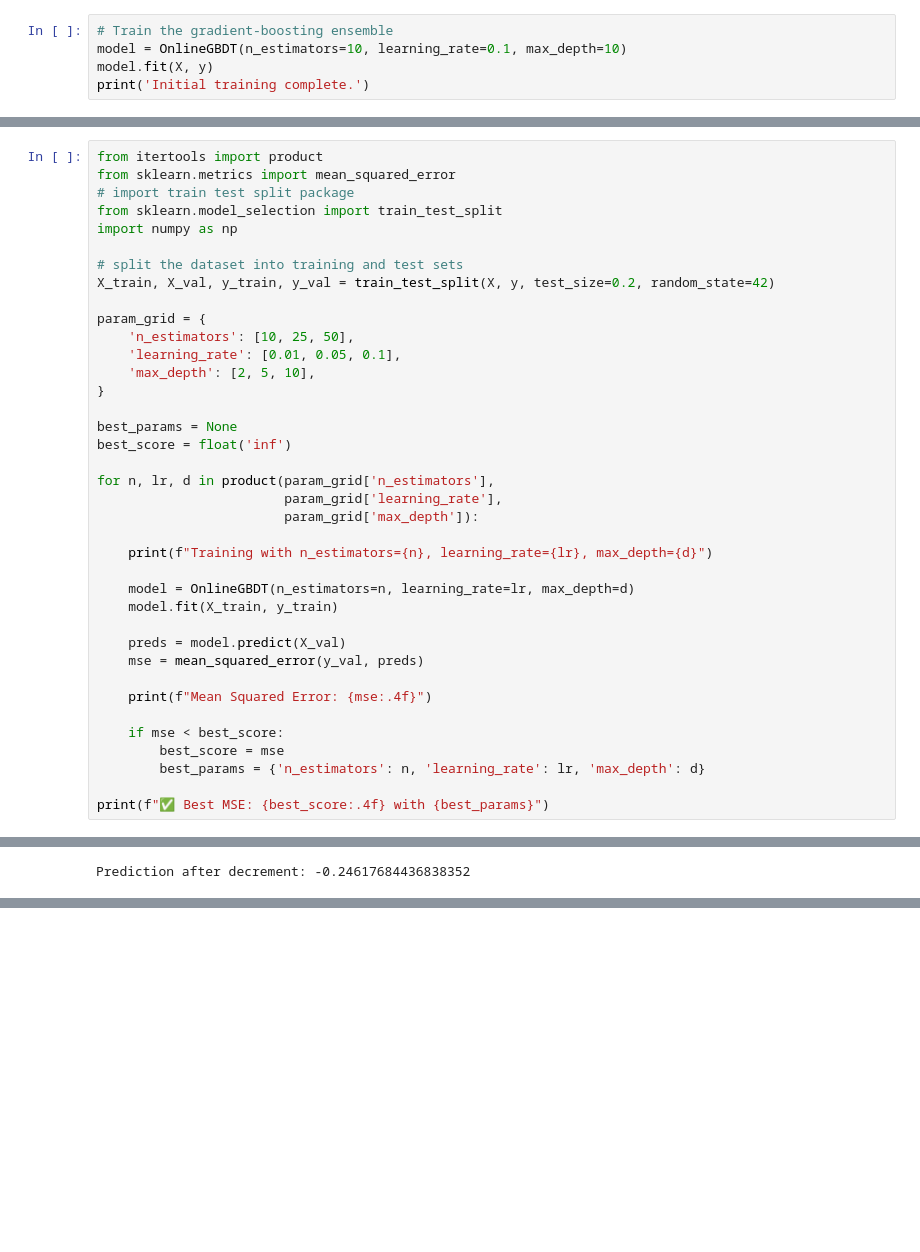
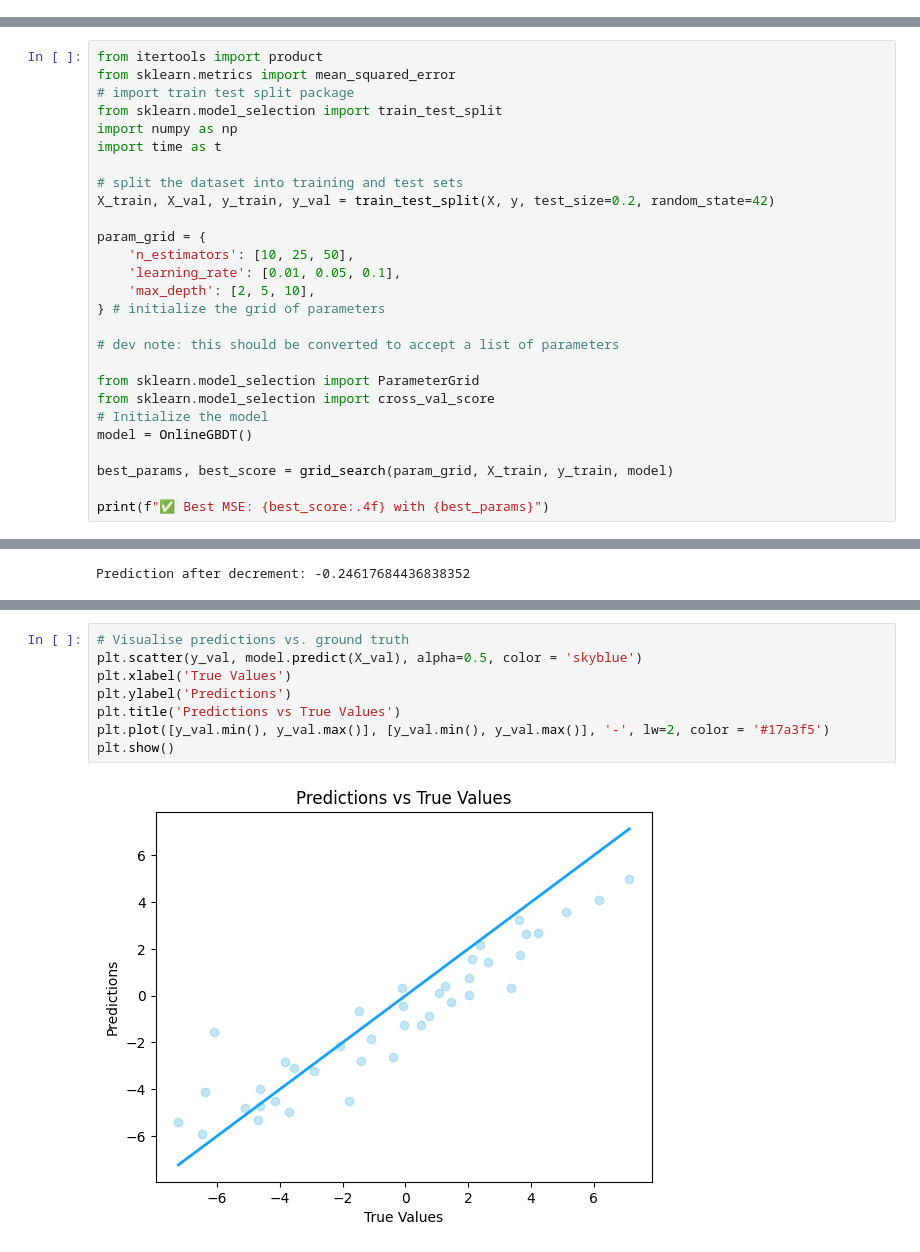
Before and after one commit to kennonstewart/Fogo, a Jupyter notebook: notebooks/online_gbdt_demo.ipynb, the cells around one changed output, grey strips where cells are left out. Saved outputs shown, nothing was run; the diff lists cells and outputs as text; blank space fills up the shorter version.

```diff
--- a/notebooks/online_gbdt_demo.ipynb
+++ b/notebooks/online_gbdt_demo.ipynb
@@ -35,8 +40,3 @@ y = X @ true_coef + np.random.randn(N) * 0.5
 print('Dataset shape:', X.shape)
 # %% [output]
 Dataset shape: (200, 5)
-# %%
-# Train the gradient‑boosting ensemble
-model = OnlineGBDT(n_estimators=10, learning_rate=0.1, max_depth=10)
-model.fit(X, y)
-print('Initial training complete.')
@@ -52,6 +61,7 @@ from sklearn.metrics import mean_squared_error
 # import train test split package
 from sklearn.model_selection import train_test_split
 import numpy as np
+import time as t
 
 # split the dataset into training and test sets
 X_train, X_val, y_train, y_val = train_test_split(X, y, test_size=0.2, random_state=42)
@@ -60,28 +70,16 @@ param_grid = {
     'n_estimators': [10, 25, 50],
     'learning_rate': [0.01, 0.05, 0.1],
     'max_depth': [2, 5, 10],
-}
+} # initialize the grid of parameters
 
-best_params = None
-best_score = float('inf')
+# dev note: this should be converted to accept a list of parameters
 
-for n, lr, d in product(param_grid['n_estimators'],
-                        param_grid['learning_rate'],
-                        param_grid['max_depth']):
+from sklearn.model_selection import ParameterGrid
+from sklearn.model_selection import cross_val_score
+# Initialize the model
+model = OnlineGBDT()
 
-    print(f"Training with n_estimators={n}, learning_rate={lr}, max_depth={d}")
-
-    model = OnlineGBDT(n_estimators=n, learning_rate=lr, max_depth=d)
-    model.fit(X_train, y_train)
-
-    preds = model.predict(X_val)
-    mse = mean_squared_error(y_val, preds)
-
-    print(f"Mean Squared Error: {mse:.4f}")
-
-    if mse < best_score:
-        best_score = mse
-        best_params = {'n_estimators': n, 'learning_rate': lr, 'max_depth': d}
+best_params, best_score = grid_search(param_grid, X_train, y_train, model)
 
 print(f"✅ Best MSE: {best_score:.4f} with {best_params}")
 # %% [output]
@@ -150,0 +129,10 @@ plt.show()
+# %%
+# Visualise predictions vs. ground truth
+plt.scatter(y_val, model.predict(X_val), alpha=0.5, color = 'skyblue')
+plt.xlabel('True Values')
+plt.ylabel('Predictions')
+plt.title('Predictions vs True Values')
+plt.plot([y_val.min(), y_val.max()], [y_val.min(), y_val.max()], '-', lw=2, color = '#17a3f5')
+plt.show()
+# %% [output]
+[figure, added]
```
Also changed, not shown: parts of 22 cells of this notebook, 7 other files.
